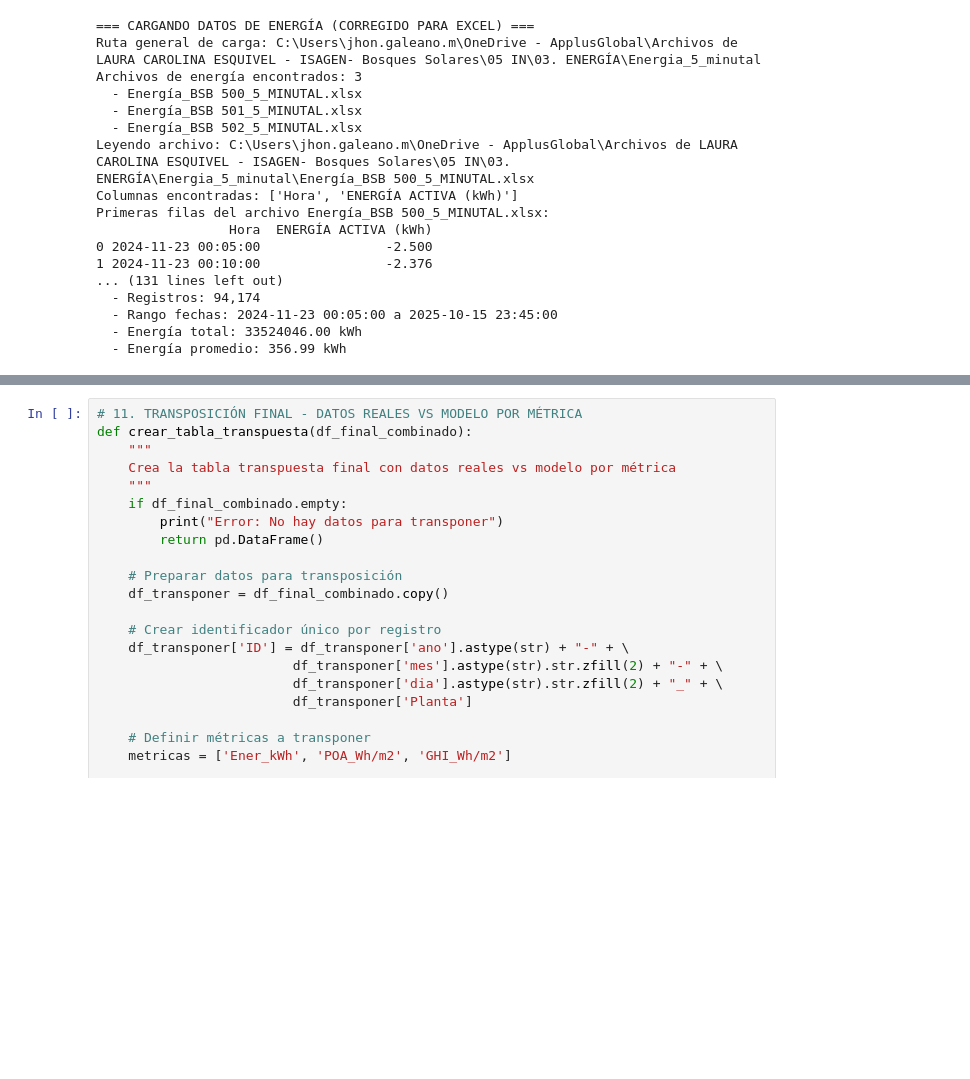
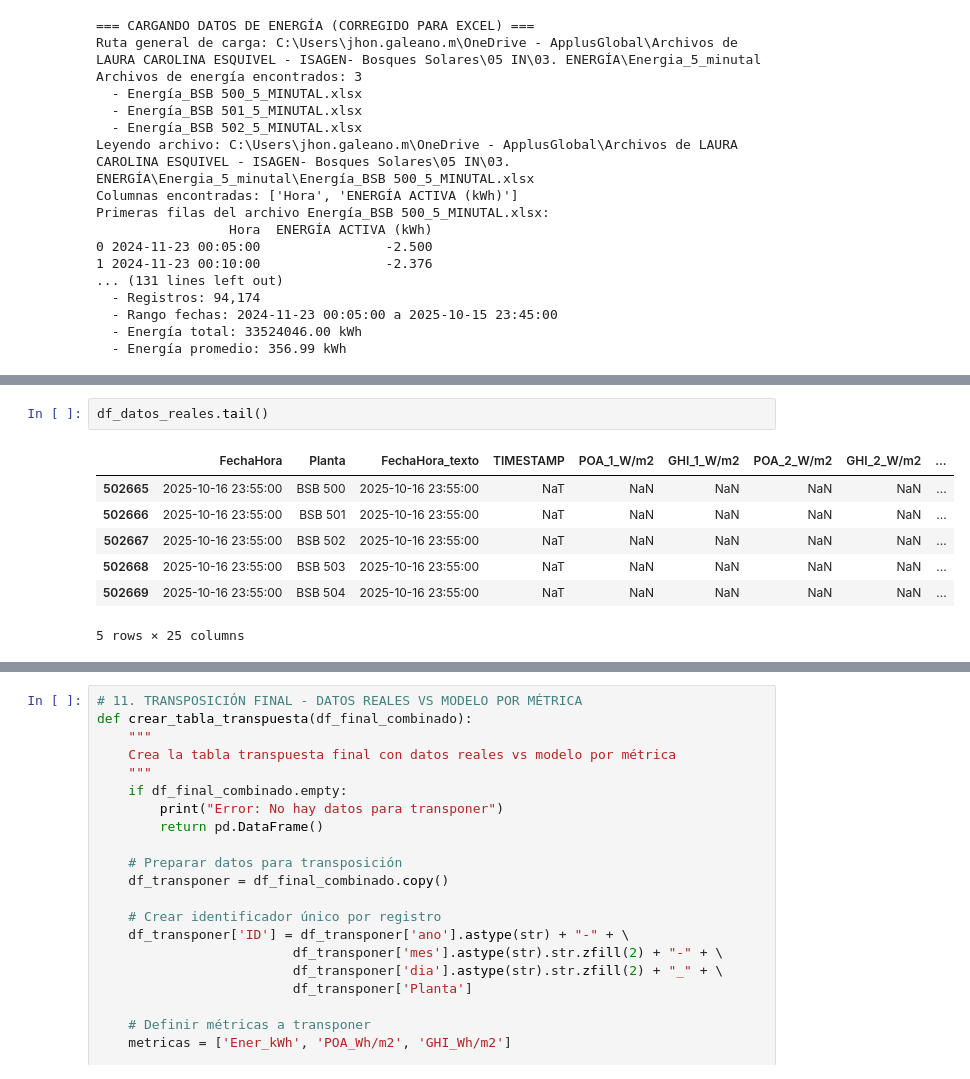
Before and after one commit to jhongaleano09/trasposicion-modelo-real-dia, a Jupyter notebook: modelo_y_real_traspuesto_dia_por_ghi_poa_energia.ipynb, the cells around one changed output, grey strips where cells are left out. Saved outputs shown, nothing was run; the diff lists cells and outputs as text; blank space fills up the shorter version.

```diff
--- a/modelo_y_real_traspuesto_dia_por_ghi_poa_energia.ipynb
+++ b/modelo_y_real_traspuesto_dia_por_ghi_poa_energia.ipynb
@@ -818,6 +828,16 @@ Primeros registros combinados:
 4                   NaN  2024  11  22    0       00:00:00
 
 [5 rows x 25 columns]
+# %%
+df_datos_reales.tail()
+# %% [output]
+|  | FechaHora | Planta | FechaHora_texto | TIMESTAMP | POA_1_W/m2 | GHI_1_W/m2 | POA_2_W/m2 | GHI_2_W/m2 | ... |
+| 502665 | 2025-10-16 23:55:00 | BSB 500 | 2025-10-16 23:55:00 | NaT | NaN | NaN | NaN | NaN | ... |
+| 502666 | 2025-10-16 23:55:00 | BSB 501 | 2025-10-16 23:55:00 | NaT | NaN | NaN | NaN | NaN | ... |
+| 502667 | 2025-10-16 23:55:00 | BSB 502 | 2025-10-16 23:55:00 | NaT | NaN | NaN | NaN | NaN | ... |
+| 502668 | 2025-10-16 23:55:00 | BSB 503 | 2025-10-16 23:55:00 | NaT | NaN | NaN | NaN | NaN | ... |
+| 502669 | 2025-10-16 23:55:00 | BSB 504 | 2025-10-16 23:55:00 | NaT | NaN | NaN | NaN | NaN | ... |
+5 rows × 25 columns
 # %%
 # 8. LIMPIAR VALORES NEGATIVOS Y AGREGACIÓN HORARIA
 def limpiar_y_agregar_por_hora(df_datos_reales):
```
Also changed, not shown: parts of 7 cells of this notebook.
